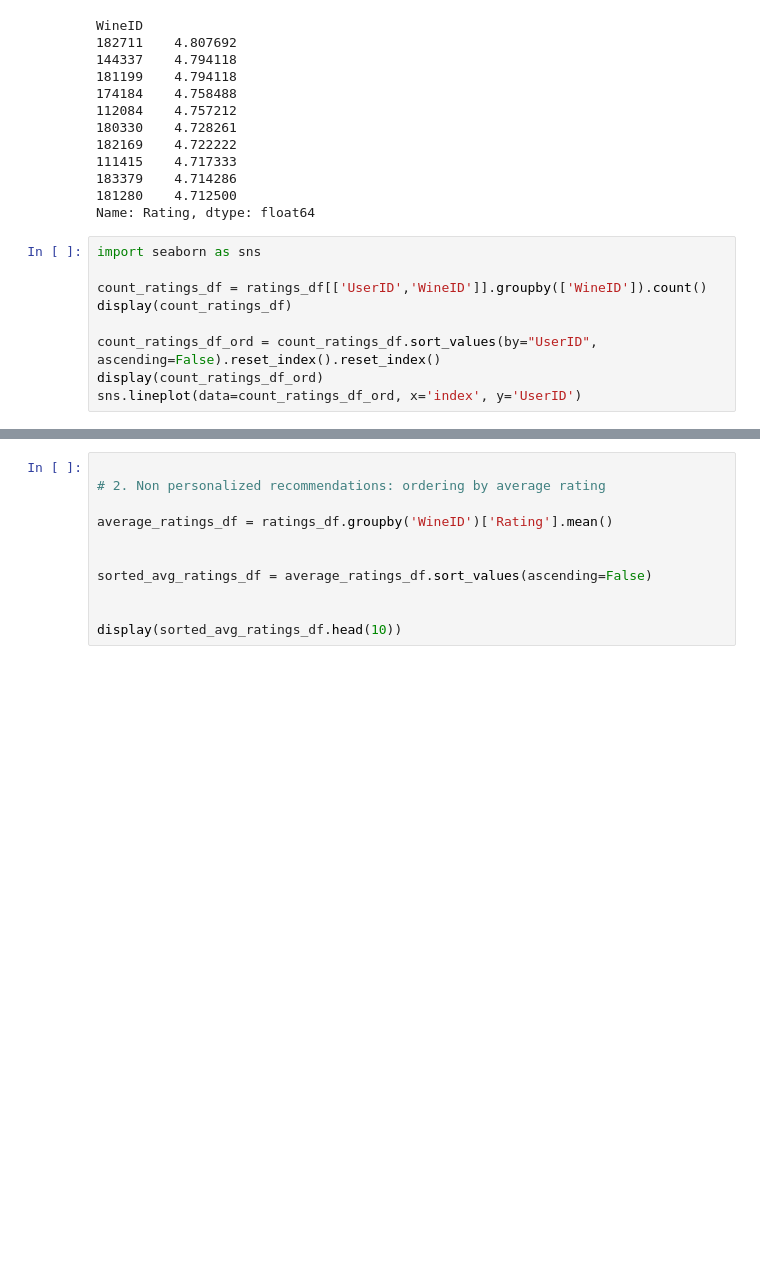
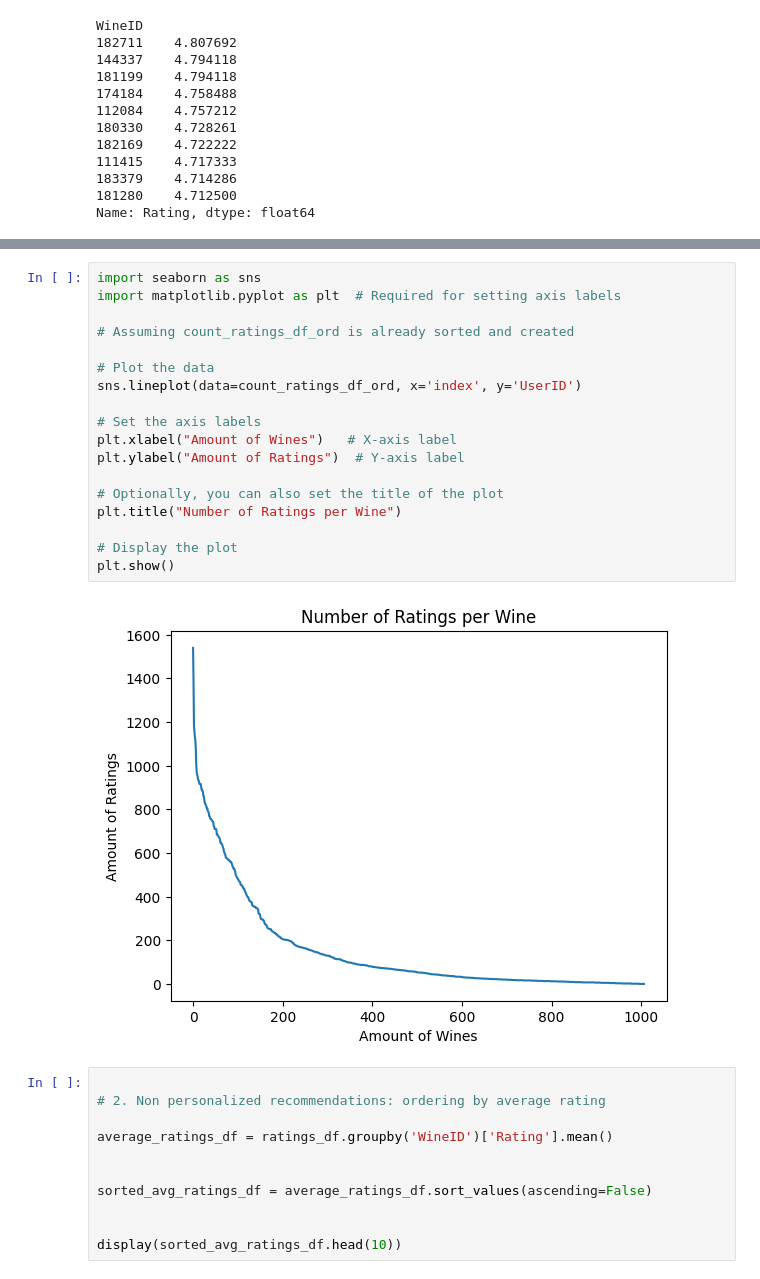
Before and after one commit to irrrrrrrrr/MAISE_RecSys_Group8_Ass, a Jupyter notebook: messingWithDataset.ipynb, the cells around one changed output, grey strips where cells are left out. Cells and saved outputs as stored; diff of their text form; blank space fills up the shorter version.

```diff
--- a/messingWithDataset.ipynb
+++ b/messingWithDataset.ipynb
@@ -71,12 +86,3 @@ WineID
 183379    4.714286
 181280    4.712500
 Name: Rating, dtype: float64
-# %%
-import seaborn as sns
-
-count_ratings_df = ratings_df[['UserID','WineID']].groupby(['WineID']).count()
-display(count_ratings_df)
-
-count_ratings_df_ord = count_ratings_df.sort_values(by="UserID", ascending=False).reset_index().reset_index()
-display(count_ratings_df_ord)
-sns.lineplot(data=count_ratings_df_ord, x='index', y='UserID')
@@ -113,3 +89,23 @@ sns.lineplot(data=count_ratings_df_ord, x='index', y='UserID')
+# %%
+import seaborn as sns
+import matplotlib.pyplot as plt  # Required for setting axis labels
+
+# Assuming count_ratings_df_ord is already sorted and created
+
+# Plot the data
+sns.lineplot(data=count_ratings_df_ord, x='index', y='UserID')
+
+# Set the axis labels
+plt.xlabel("Amount of Wines")   # X-axis label
+plt.ylabel("Amount of Ratings")  # Y-axis label
+
+# Optionally, you can also set the title of the plot
+plt.title("Number of Ratings per Wine")
+
+# Display the plot
+plt.show()
+# %% [output]
+[figure, added]
 # %%
 
 # 2. Non personalized recommendations: ordering by average rating
```
Also changed, not shown: parts of 2 cells of this notebook, 1 other file.
